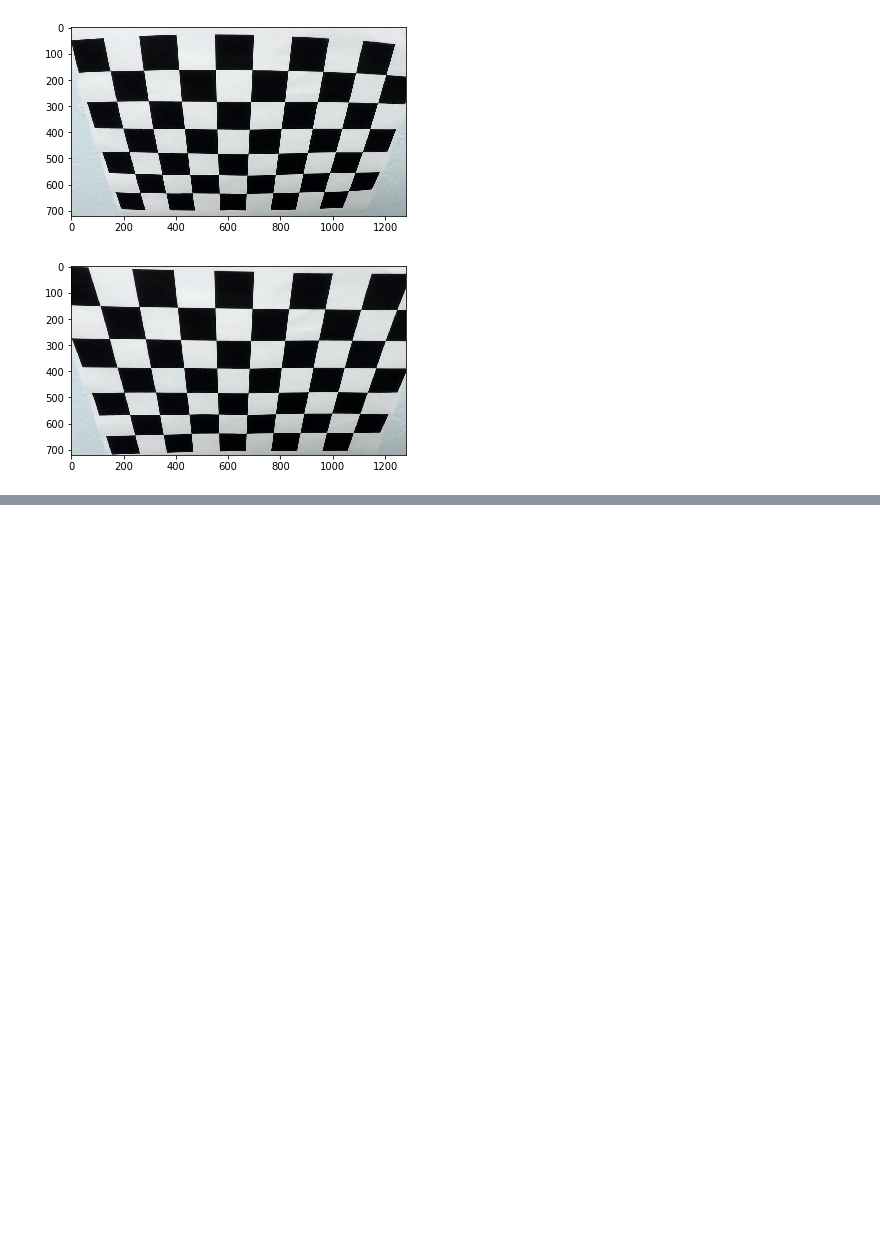
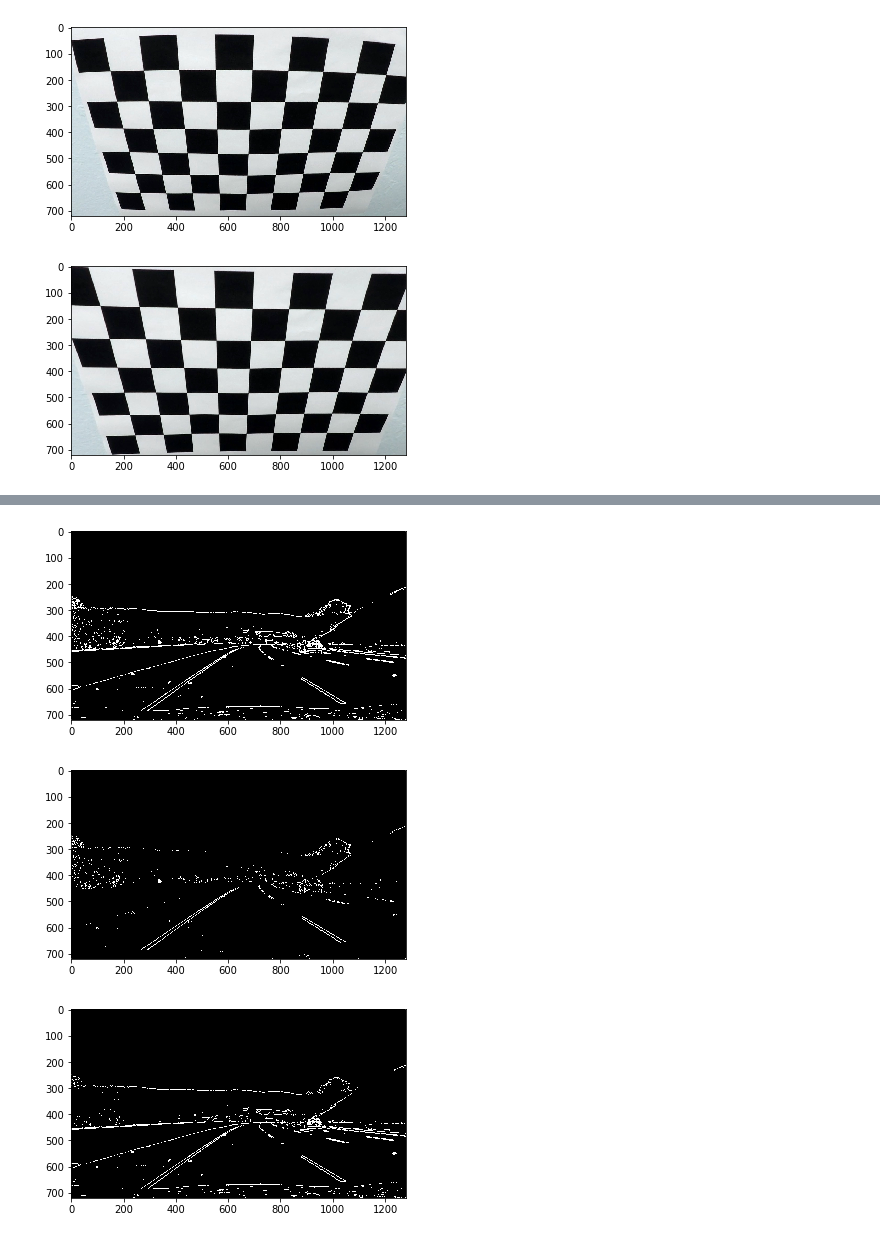
Before and after one commit to gaber-/CarND-Advanced-Lane-Lines, a Jupyter notebook: advanced-lane-lines.ipynb, the cells around one changed output, grey strips where cells are left out. Saved outputs shown, nothing was run; the diff lists cells and outputs as text; code cells hidden in the pictures; blank space fills up the shorter version.

```diff
--- a/advanced-lane-lines.ipynb
+++ b/advanced-lane-lines.ipynb
@@ -98,0 +133,35 @@ plt.show()
+# %%
+#return single magnitude
+def magnitude_sobel(sobel):
+    return np.absolute(sobel)
+#return overll magnitude
+def magnitude_sobelxy(sobelx, sobely):
+    #if input is uint8 or float8 the conversion may be necessary
+    sobelx=np.int32(sobelx)
+    sobely=np.int32(sobely)
+    val = np.sqrt(sobelx**2 + sobely**2)
+   # print (val)
+    return val
+
+#test it out
+sobelx=sobel(gray, 1, 0)
+sobely=sobel(gray, 0, 1)
+
+sobelmagx = np.uint8(magnitude_sobel(sobelx))
+sobelmagy = np.uint8(magnitude_sobel(sobely))
+sobelmag = np.uint8(magnitude_sobelxy(sobelx, sobely))
+sobelmag_bin=threshold(sobelmag,30,255)
+sobelmagx_bin=threshold(sobelmagx,30,255)
+sobelmagy_bin=threshold(sobelmagy,30,255)
+
+#show magnitudes
+plt.imshow(sobelmag_bin, cmap='gray')
+plt.show()
+plt.imshow(sobelmagx_bin, cmap='gray')
+plt.show()
+plt.imshow(sobelmagy_bin, cmap='gray')
+plt.show()
+# %% [output]
+[figure, added]
+[figure, added]
+[figure, added]
```
Also changed, not shown: parts of 7 cells of this notebook, 2 other files.
